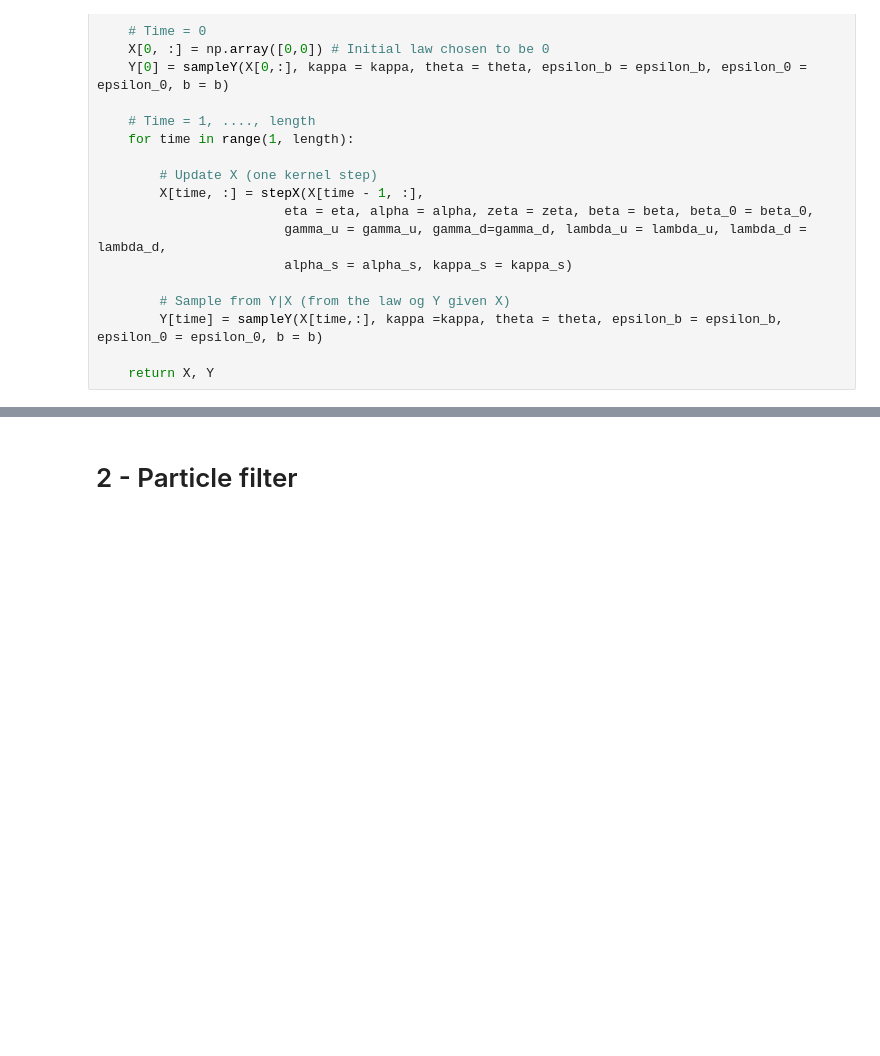
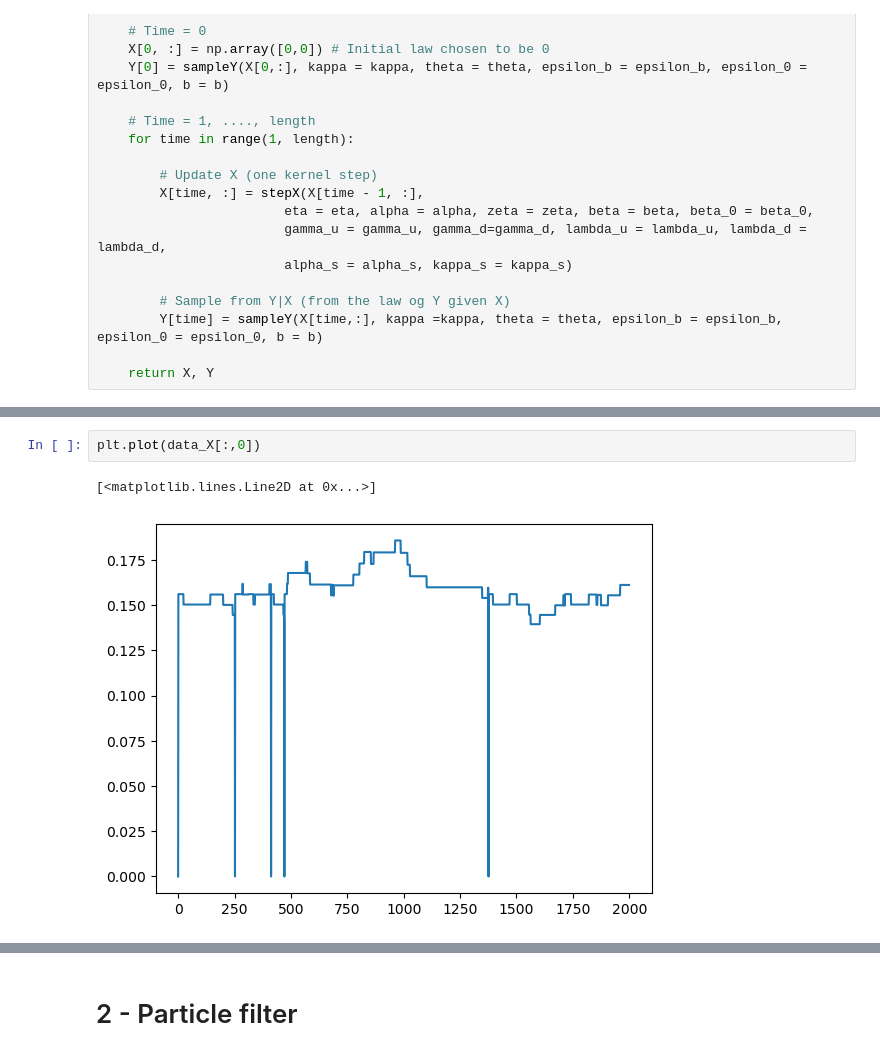
Before and after one commit to TheoAlegretti/HMMC-project, a Jupyter notebook: MAIN.ipynb, the cells around one changed output, grey strips where cells are left out. Saved outputs shown, nothing was run; the diff lists cells and outputs as text; blank space fills up the shorter version.

```diff
--- a/MAIN.ipynb
+++ b/MAIN.ipynb
@@ -378,0 +415,5 @@ plt.plot(data_X[:,0])
+# %%
+plt.plot(data_X[:,0])
+# %% [output]
+[<matplotlib.lines.Line2D at 0x...>]
+[figure, added]
```
Also changed, not shown: parts of 13 cells of this notebook.
